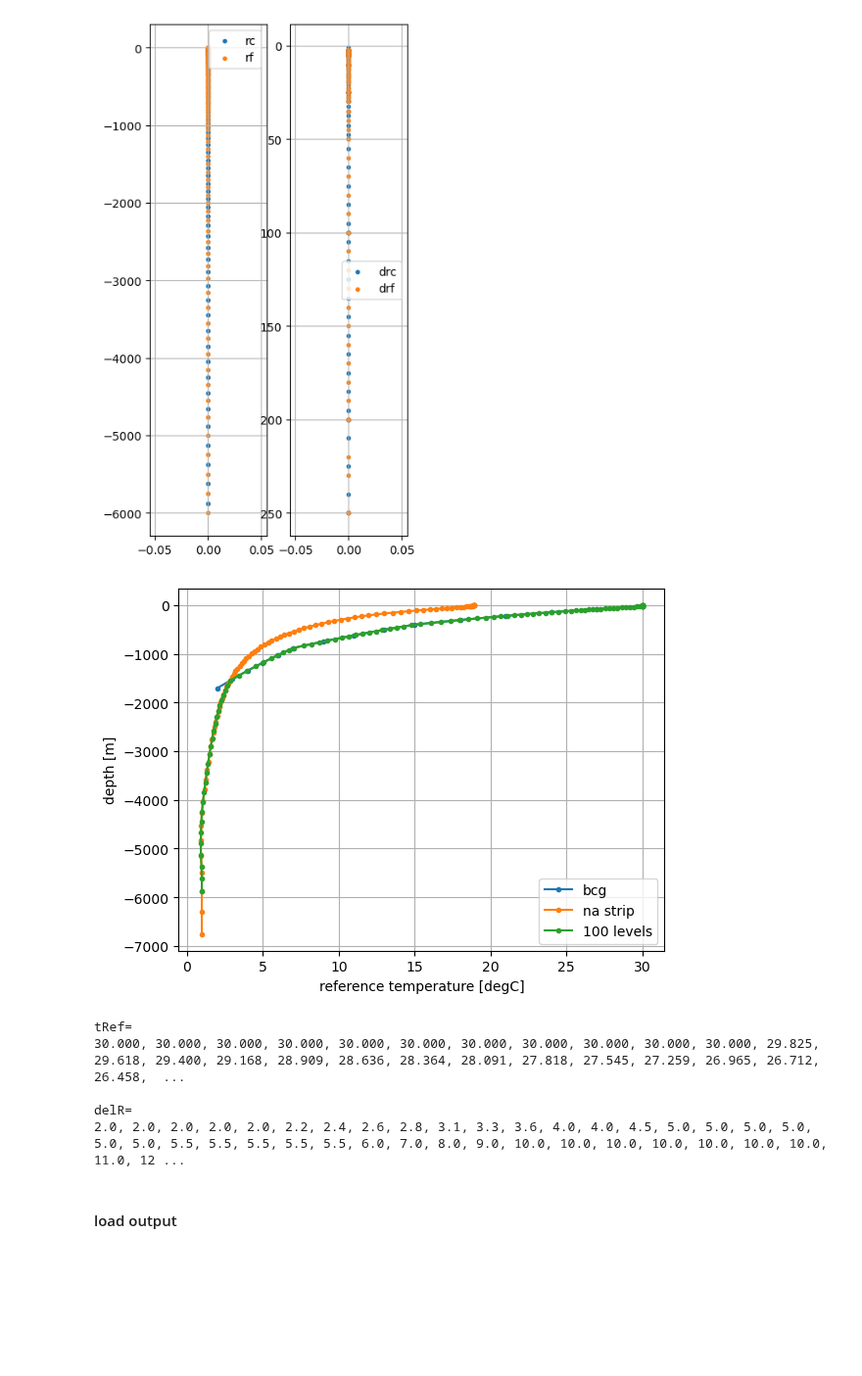
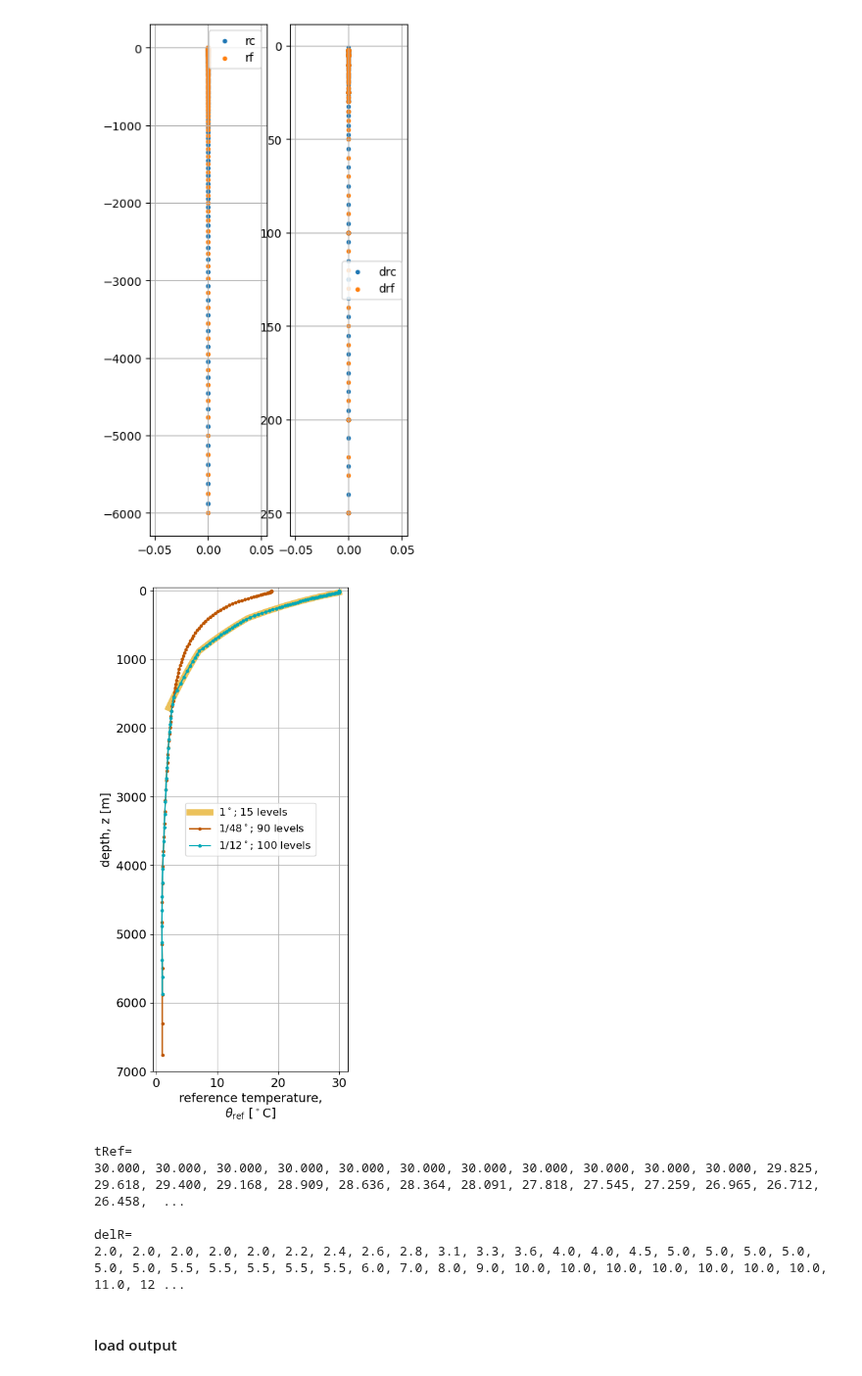
Before and after one commit to IvanaEscobar/sandbox, a Jupyter notebook: sandbox/bin/notebooks/depth_analysis.ipynb, the cells around one changed output. Shown at 98% size. Cells and saved outputs as stored; diff of their text form; code cells hidden in the pictures; blank space fills up the shorter version.

```diff
--- a/sandbox/bin/notebooks/depth_analysis.ipynb
+++ b/sandbox/bin/notebooks/depth_analysis.ipynb
@@ -1,7 +1,16 @@
 # %%
 import xarray as xr
+
 from matplotlib import pyplot as plt
+ut_colors = {'orange':(191/256,87/256,0),
+             'lightorange':(220/256,145/256,80/256),
+             'blue':(0,169/256,183/256),
+             'yellow':(237/256,195/256,91/256),
+             'gray':(53/256,63/256,71/256)
+            }
+
 from numpy import cumsum, insert
+import numpy as np
 # %% [markdown]
 Load bcg grid info
 # %%
@@ -13,5 +22,7 @@ refT = [30.,27.,24.,21.,18.,15.,13.,11.,9.,7.,6.,5.,4.,3.,2.]
 # dummy for refS
 refS = refT
 # %%
-dynd = xr.open_dataset('dynDiag.0000000000.t001.nc')
-grid = xr.open_dataset('grid.t001.nc')
+# dynd = xr.open_dataset('dynDiag.0000000000.t001.nc')
+# grid = xr.open_dataset('grid.t001.nc')
+RC = np.fromfile('/Users/ivana/work/regionalgcm/baroclinic_gyre/run_ad/grid/RC.data',dtype='>f4')
+RC
@@ -204,33 +219,41 @@ for z in rc100:
         tref100.append(refT[0])
 
     elif z >= -1600:
-        tref100.append( interp(z, grid.RC.data[::-1], refT[::-1]) )
+        tref100.append( interp(z, RC[::-1], refT[::-1]) )
 
     else:
         tref100.append( interp(z, rc[::-1], tRef[::-1]) )
 # %%
 #report bcg deep vertical grid
 
-plt.plot(refT, grid.RC, marker='.', label='bcg')
-plt.plot(tRef, rc, marker='.',label='na strip')
-plt.plot(tref100,rc100, marker='.',label='100 levels')
+plt.figure(figsize=(4,10))
 
-plt.ylabel('depth [m]')
-plt.xlabel('reference temperature [degC]')
+plt.plot(refT, -RC, lw=7, c=ut_colors['yellow'], label='1$^\circ$; 15 levels')
+plt.plot(tRef, -rc, marker='.', c=ut_colors['orange'], label='1/48$^\circ$; 90 levels')
+plt.plot(tref100, -rc100, marker='.', c=ut_colors['blue'],label='1/12$^\circ$; 100 levels')
+
+plt.ylim(-50,7000)
+plt.ylabel('depth, z [m]', fontsize=14)
+plt.xlabel('reference temperature,\n$\\theta_{\\text{ref}}$ [$^\\circ$C]', fontsize=14)
+
+plt.gca().invert_yaxis()
 plt.grid()
-plt.legend()
+plt.legend(loc='center', fontsize=12)
+plt.tick_params(axis='both', labelsize=14)
+
+plt.savefig('/Users/ivana/work/regionalgcm/img/bcg.hd_tRef.png', bbox_inches='tight', dpi=180)
 plt.show()
 
 # print for `data` file
 print('tRef=')
 formatted = [f"{x:.3f}" for x in tref100]
 print(", ".join(formatted))
 
 print('\ndelR=')
 formatted = [f"{x:.1f}" for x in drf100]
 print(", ".join(formatted))
 # %% [output]
-[figure, old version]
+[figure, new version]
 tRef=
 30.000, 30.000, 30.000, 30.000, 30.000, 30.000, 30.000, 30.000, 30.000, 30.000, 30.000, 29.825, 29.618, 29.400, 29.168, 28.909, 28.636, 28.364, 28.091, 27.818, 27.545, 27.259, 26.965, 26.712, 26.458,  ...
 
```
Also changed, not shown: parts of 1 cell of this notebook, 1 other file.
